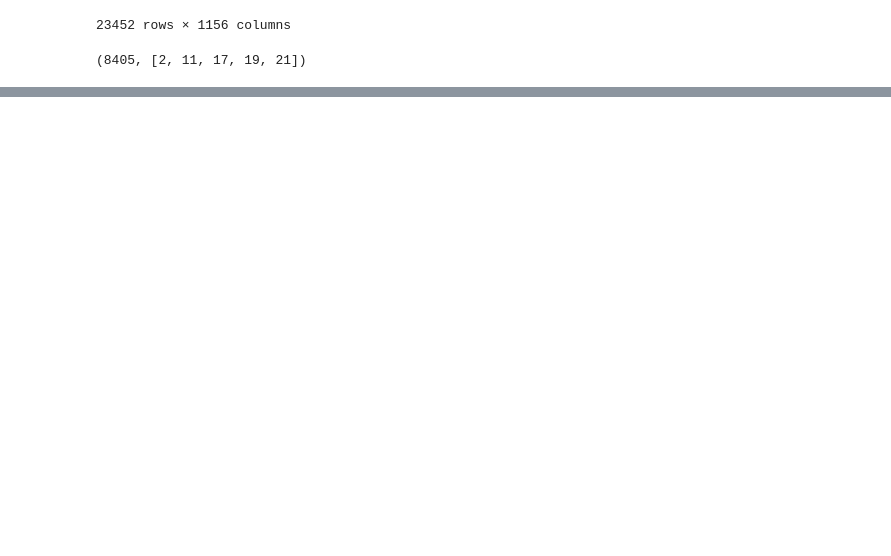
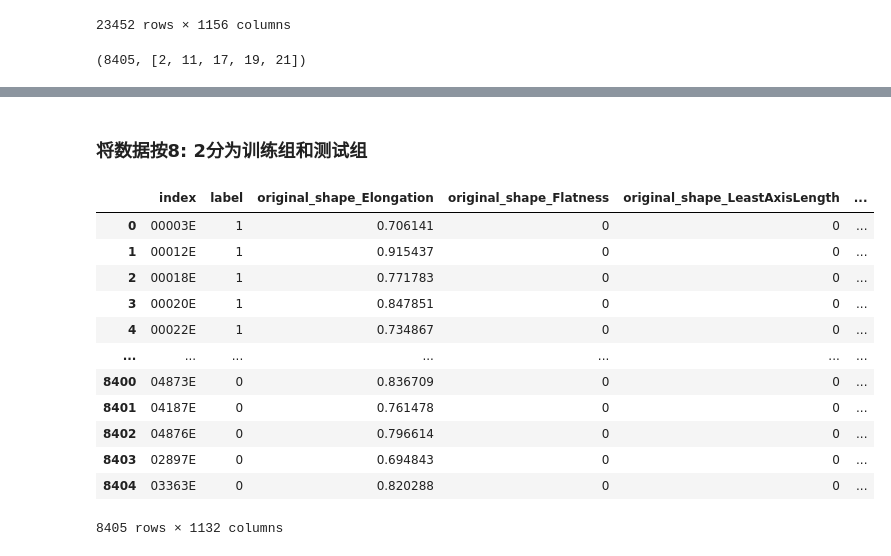
Before and after one commit to hui2109/Echinococcosis_ML, a Jupyter notebook: data_prepare_NP.ipynb, the cells around one changed output, grey strips where cells are left out. Saved outputs shown, nothing was run; the diff lists cells and outputs as text; code cells hidden in the pictures; blank space fills up the shorter version.

```diff
--- a/data_prepare_NP.ipynb
+++ b/data_prepare_NP.ipynb
@@ -76,0 +107,2 @@ with open('./resources/temp_file/better_images_index.pkl', 'wb') as f:
+# %% [markdown]
+### 将数据按8: 2分为训练组和测试组
@@ -76,0 +111,18 @@ with open('./resources/temp_file/better_images_index.pkl', 'wb') as f:
+# %%
+better_images_results = pd.read_csv(r'G:\FAE\huis_data\source_data\better_images_results.csv')
+# %%
+better_images_results
+# %% [output]
+|  | index | label | original_shape_Elongation | original_shape_Flatness | original_shape_LeastAxisLength | ... |
+| 0 | 00003E | 1 | 0.706141 | 0 | 0 | ... |
+| 1 | 00012E | 1 | 0.915437 | 0 | 0 | ... |
+| 2 | 00018E | 1 | 0.771783 | 0 | 0 | ... |
+| 3 | 00020E | 1 | 0.847851 | 0 | 0 | ... |
+| 4 | 00022E | 1 | 0.734867 | 0 | 0 | ... |
+| ... | ... | ... | ... | ... | ... | ... |
+| 8400 | 04873E | 0 | 0.836709 | 0 | 0 | ... |
+| 8401 | 04187E | 0 | 0.761478 | 0 | 0 | ... |
+| 8402 | 04876E | 0 | 0.796614 | 0 | 0 | ... |
+| 8403 | 02897E | 0 | 0.694843 | 0 | 0 | ... |
+| 8404 | 03363E | 0 | 0.820288 | 0 | 0 | ... |
+8405 rows × 1132 columns
```
Also changed, not shown: parts of 17 cells of this notebook, 13 other files.
